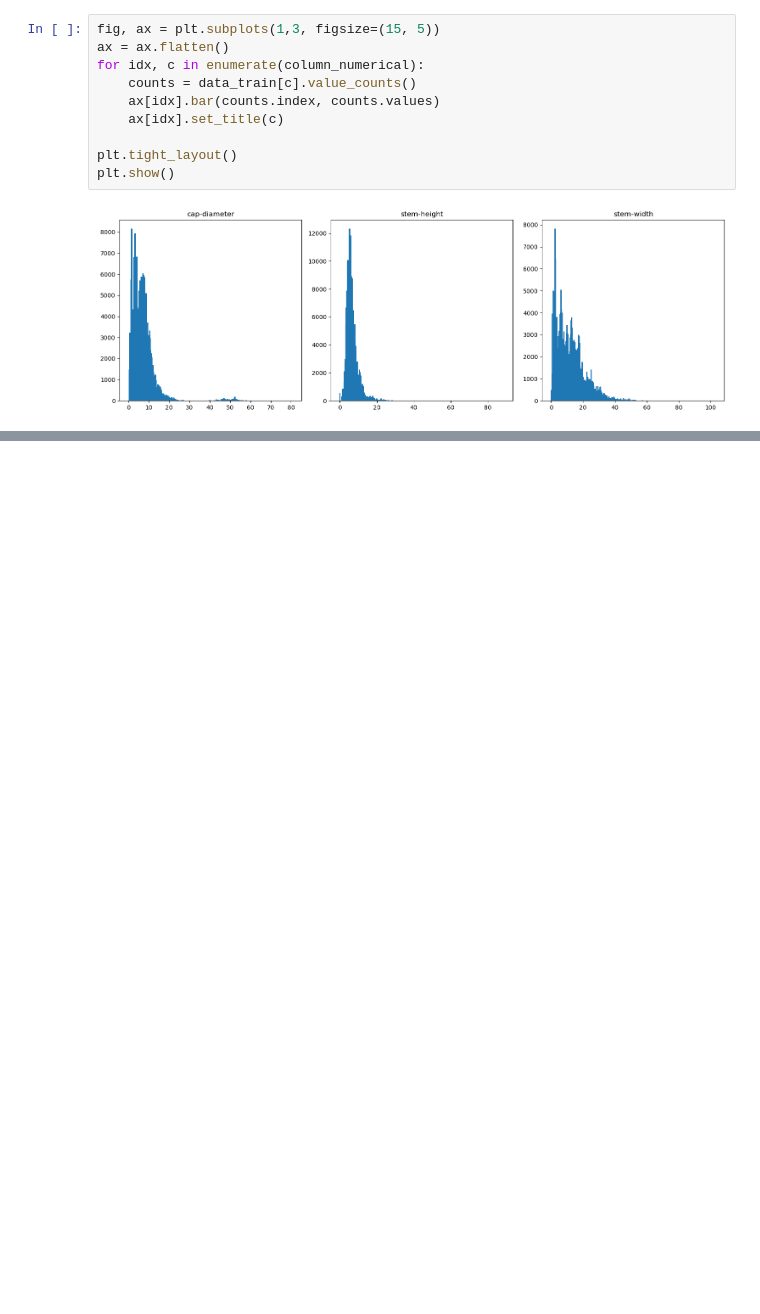
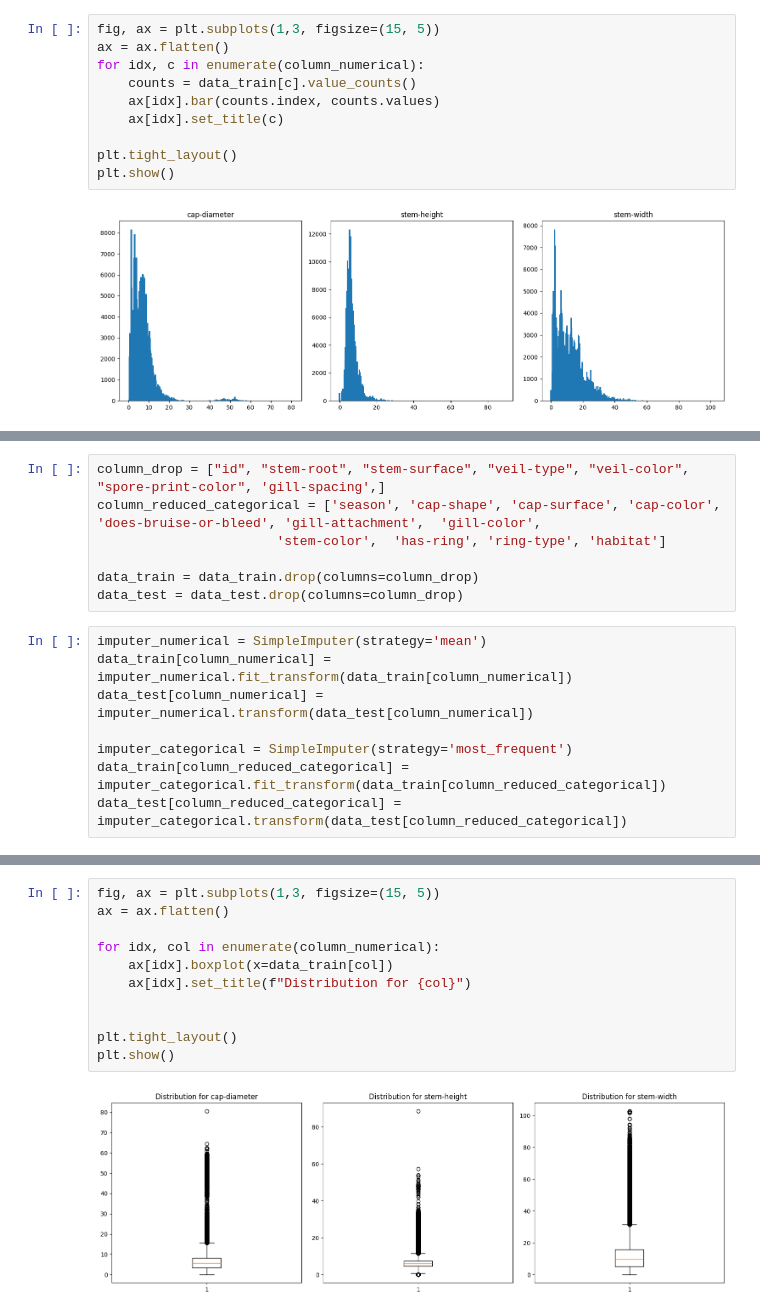
Before and after one commit to kiwiii2409/kaggle_funsies, a Jupyter notebook: poisonous-mushrooms/mushroom.ipynb, the cells around one changed output, grey strips where cells are left out. Drawn from its saved outputs; the diff is of its cells as text; blank space fills up the shorter version.

```diff
--- a/poisonous-mushrooms/mushroom.ipynb
+++ b/poisonous-mushrooms/mushroom.ipynb
@@ -230,0 +156,15 @@ data_merged
+# %%
+column_drop = ["id", "stem-root", "stem-surface", "veil-type", "veil-color", "spore-print-color", 'gill-spacing',]
+column_reduced_categorical = ['season', 'cap-shape', 'cap-surface', 'cap-color', 'does-bruise-or-bleed', 'gill-attachment',  'gill-color',
+                       'stem-color',  'has-ring', 'ring-type', 'habitat']
+
+data_train = data_train.drop(columns=column_drop)
+data_test = data_test.drop(columns=column_drop)
+# %%
+imputer_numerical = SimpleImputer(strategy='mean')
+data_train[column_numerical] = imputer_numerical.fit_transform(data_train[column_numerical])
+data_test[column_numerical] = imputer_numerical.transform(data_test[column_numerical])
+
+imputer_categorical = SimpleImputer(strategy='most_frequent')
+data_train[column_reduced_categorical] = imputer_categorical.fit_transform(data_train[column_reduced_categorical])
+data_test[column_reduced_categorical] = imputer_categorical.transform(data_test[column_reduced_categorical])
@@ -230,0 +193,13 @@ data_merged
+# %%
+fig, ax = plt.subplots(1,3, figsize=(15, 5))
+ax = ax.flatten()
+
+for idx, col in enumerate(column_numerical):
+    ax[idx].boxplot(x=data_train[col])
+    ax[idx].set_title(f"Distribution for {col}")
+
+
+plt.tight_layout()
+plt.show()
+# %% [output]
+[figure, added]
```
Also changed, not shown: parts of 59 cells of this notebook, 1 other file.
